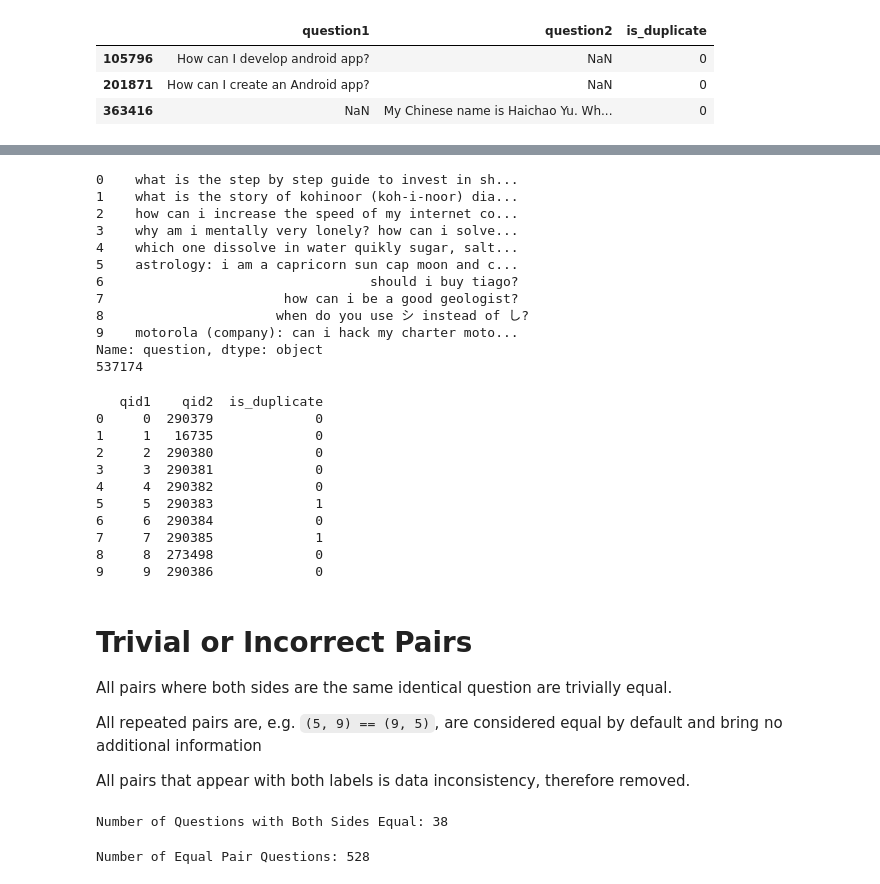
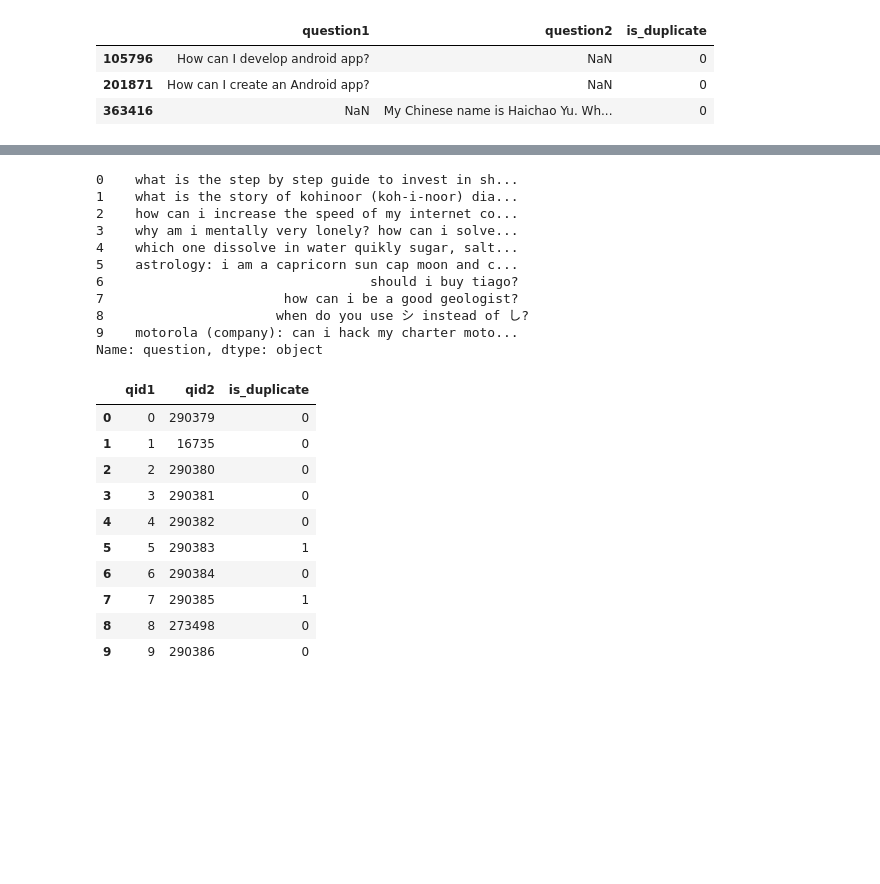
Before and after one commit to Gabri03ele/quora-question-pairs, a Jupyter notebook: notebooks/01_data.ipynb, the cells around one changed output, grey strips where cells are left out. Cells and saved outputs as stored; diff of their text form; code cells hidden in the pictures; blank space fills up the shorter version.

Commit message:
Added saving table and reformatted code

```diff
--- a/notebooks/01_data.ipynb
+++ b/notebooks/01_data.ipynb
@@ -113,10 +157,15 @@ df.head()
 # %%
-q1_norm = df["question1_norm"].rename("question")
-q2_norm = df["question2_norm"].rename("question")
+def build_questions_table(df):
+    """One row per distinct normalised question.
+    The row index is the qid."""
+    q1_norm = df["question1_norm"].rename("question")
+    q2_norm = df["question2_norm"].rename("question")
 
-df_unique_questions = pd.concat( [q1_norm, q2_norm], ignore_index=True ).drop_duplicates().reset_index(drop=True)
-print(df_unique_questions.head(10))
-print(len(df_unique_questions))
+    df_unique_questions = pd.concat([q1_norm, q2_norm], ignore_index=True).drop_duplicates().reset_index(drop=True)
+    return df_unique_questions
+
+df_unique_questions = build_questions_table(df)
+df_unique_questions.head(10)
 # %% [output]
 0    what is the step by step guide to invest in sh...
 1    what is the story of kohinoor (koh-i-noor) dia...
@@ -129,46 +178,28 @@ print(len(df_unique_questions))
 8                      when do you use シ instead of し?
 9    motorola (company): can i hack my charter moto...
 Name: question, dtype: object
-537174
 # %%
-unique_ids = df_unique_questions.to_dict()
-unique_ids = dict((v, k) for k, v in unique_ids.items())
+def build_pairs_table(df, df_unique_questions):
+    """Replaces each question text by its qid."""
+    unique_ids = df_unique_questions.to_dict()
+    unique_ids = dict((v, k) for k, v in unique_ids.items())
 
-df_pair_questions = pd.DataFrame({ "qid1": df["question1_norm"].map(unique_ids),
-                                   "qid2": df["question2_norm"].map(unique_ids),
-                                   "is_duplicate": df["is_duplicate"] })
-print(df_pair_questions.head(10))
+    df_pair_questions = pd.DataFrame({"qid1": df["question1_norm"].map(unique_ids),
+                                      "qid2": df["question2_norm"].map(unique_ids),
+                                      "is_duplicate": df["is_duplicate"]})
+    return df_pair_questions, unique_ids
+
+df_pair_questions, unique_ids = build_pairs_table(df, df_unique_questions)
+df_pair_questions.head(10)
 # %% [output]
-   qid1    qid2  is_duplicate
-0     0  290379             0
-1     1   16735             0
-2     2  290380             0
-3     3  290381             0
-4     4  290382             0
-5     5  290383             1
-6     6  290384             0
-7     7  290385             1
-8     8  273498             0
-9     9  290386             0
+|  | qid1 | qid2 | is_duplicate |
+| 0 | 0 | 290379 | 0 |
+| 1 | 1 | 16735 | 0 |
+| 2 | 2 | 290380 | 0 |
+| 3 | 3 | 290381 | 0 |
+| 4 | 4 | 290382 | 0 |
+| 5 | 5 | 290383 | 1 |
+| 6 | 6 | 290384 | 0 |
+| 7 | 7 | 290385 | 1 |
+| 8 | 8 | 273498 | 0 |
+| 9 | 9 | 290386 | 0 |
-# %% [markdown]
-# Trivial or Incorrect Pairs
-All pairs where both sides are the same identical question are trivially equal.
-
-All repeated pairs are, e.g. `(5, 9) == (9, 5)`, are considered equal by default and bring no additional information
-
-All pairs that appear with both labels is data inconsistency, therefore removed.
-# %%
-df_questions = df_pair_questions.copy()
-identical_pairs = df_questions["qid1"] == df_questions["qid2"]
-
-print(f"Number of Questions with Both Sides Equal: {identical_pairs.sum()}")
-# %% [output]
-Number of Questions with Both Sides Equal: 38
-# %%
-sorted_pairs = df_questions[ ["qid1", "qid2"] ].apply( lambda row: tuple(sorted(row)), axis=1 )
-sorted_pairs = sorted_pairs.rename("sorted_pairs")
-
-repeated_pairs = sorted_pairs.duplicated()
-print(f"Number of Equal Pair Questions: {repeated_pairs.sum()}")
-# %% [output]
-Number of Equal Pair Questions: 528
```
Also changed, not shown: parts of 30 cells of this notebook.
